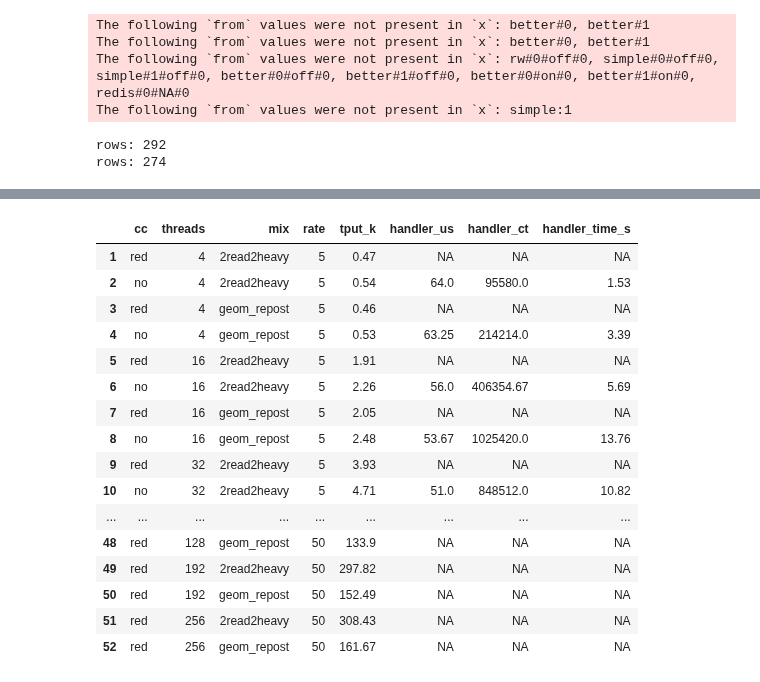
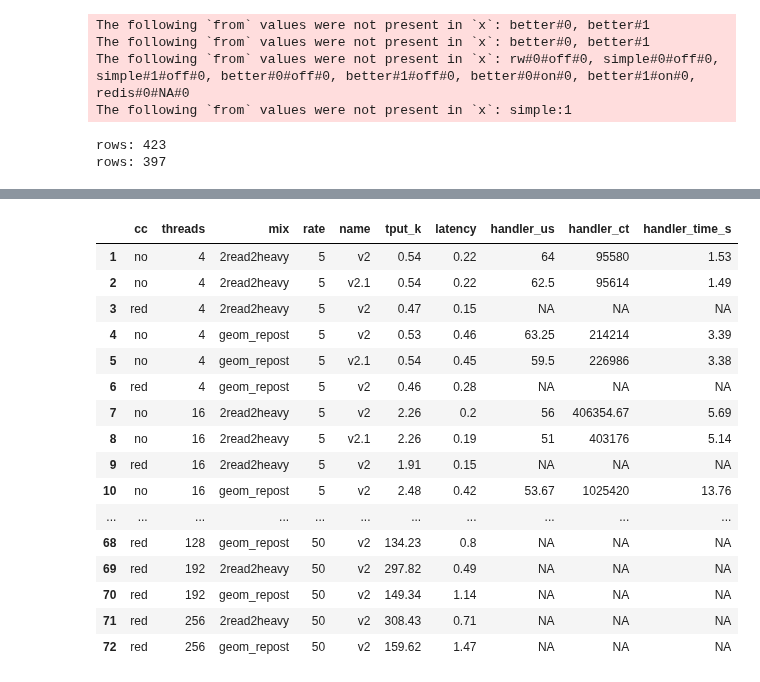
Before and after one commit to bholt/claret-doc, a Jupyter notebook: claret/plots/retwis.ipynb, the cells around one changed output, grey strips where cells are left out. Drawn from its saved outputs; the diff is of its cells as text; code cells hidden in the pictures.

```diff
--- a/claret/plots/retwis.ipynb
+++ b/claret/plots/retwis.ipynb
@@ -3,7 +3,7 @@ options(repr.plot.width=8, repr.plot.height=5, jupyter.plot_mimetypes='image/svg
 source('common.r')
 out <- function(obj) write(obj, stdout())
 # %%
-d <- data.retwis.socc(where="(name = 'v2') and shards = 4 and nclients = 4")
+d <- data.retwis.socc(where="(name = 'v2' or name = 'v2.1') and shards = 4 and nclients = 4")
 out("rows: " + nrow(d))
 
 modes <- c(RW+PH, COMM, COMM+PH, COMB+PH, NOTXN, REDIS)
@@ -20,6 +20,7 @@ s <- subset(d, async == 0
             & total_time > 60 & total_time < 65
             & (phasing == 'on' | disable_txns == 1 | cc_ph == REDIS)
 #             & rate == 5
+#             & (name == 'none' | ccmode == 'redis')
            )
 out("rows: " + nrow(s))
 # %% [output]
@@ -27,8 +28,8 @@ The following `from` values were not present in `x`: better#0, better#1
 The following `from` values were not present in `x`: better#0, better#1
 The following `from` values were not present in `x`: rw#0#off#0, simple#0#off#0, simple#1#off#0, better#0#off#0, better#1#off#0, better#0#on#0, better#1#on#0, redis#0#NA#0
 The following `from` values were not present in `x`: simple:1
-rows: 292
-rows: 274
+rows: 423
+rows: 397
 # %%
 #sql("SELECT DISTINCT ccmode, nclients, threads, mix, rate, alpha, scale FROM d")
 # %%
@@ -71,5 +72,5 @@ facet_grid(rate~facet)+
 # %%
 s$cc <- factor.remap(s$cc_ph, c('redis'='red', 'without\ntransactions'='no'))
 # %%
-sql("SELECT cc, threads, mix, rate, round(avg(throughput)/1000,2) as tput_k, round(avg(server_handle_time_mean),2) as handler_us, round(avg(server_handle_time_count),2) as handler_ct, round(avg(server_handle_time_mean)*avg(server_handle_time_count)/1e6/4,2) as handler_time_s FROM s WHERE cc is not null GROUP BY ccmode, threads, mix, rate ORDER BY rate, threads, mix")
+sql("SELECT cc, threads, mix, rate, name, round(avg(throughput)/1000,2) as tput_k, round(avg(avg_latency_ms),2) as latency, round(avg(server_handle_time_mean),2) as handler_us, round(avg(server_handle_time_count),2) as handler_ct, round(avg(server_handle_time_mean)*avg(server_handle_time_count)/1e6/4,2) as handler_time_s FROM s WHERE cc is not null GROUP BY cc, threads, mix, rate, name ORDER BY rate, threads, mix, cc, name")
 # %% [output]
@@ -76,17 +80,17 @@ sql("SELECT cc, threads, mix, rate, round(avg(throughput)/1000,2) as tput_k, rou
-|  | cc | threads | mix | rate | tput_k | handler_us | handler_ct | handler_time_s |
-| 1 | red | 4 | 2read2heavy | 5 | 0.47 | NA | NA | NA |
-| 2 | no | 4 | 2read2heavy | 5 | 0.54 | 64.0 | 95580.0 | 1.53 |
-| 3 | red | 4 | geom_repost | 5 | 0.46 | NA | NA | NA |
-| 4 | no | 4 | geom_repost | 5 | 0.53 | 63.25 | 214214.0 | 3.39 |
-| 5 | red | 16 | 2read2heavy | 5 | 1.91 | NA | NA | NA |
-| 6 | no | 16 | 2read2heavy | 5 | 2.26 | 56.0 | 406354.67 | 5.69 |
-| 7 | red | 16 | geom_repost | 5 | 2.05 | NA | NA | NA |
-| 8 | no | 16 | geom_repost | 5 | 2.48 | 53.67 | 1025420.0 | 13.76 |
-| 9 | red | 32 | 2read2heavy | 5 | 3.93 | NA | NA | NA |
-| 10 | no | 32 | 2read2heavy | 5 | 4.71 | 51.0 | 848512.0 | 10.82 |
-| ... | ... | ... | ... | ... | ... | ... | ... | ... |
-| 48 | red | 128 | geom_repost | 50 | 133.9 | NA | NA | NA |
-| 49 | red | 192 | 2read2heavy | 50 | 297.82 | NA | NA | NA |
-| 50 | red | 192 | geom_repost | 50 | 152.49 | NA | NA | NA |
-| 51 | red | 256 | 2read2heavy | 50 | 308.43 | NA | NA | NA |
-| 52 | red | 256 | geom_repost | 50 | 161.67 | NA | NA | NA |
+|  | cc | threads | mix | rate | name | tput_k | latency | handler_us | handler_ct | handler_time_s |
+| 1 | no | 4 | 2read2heavy | 5 | v2 | 0.54 | 0.22 | 64 | 95580 | 1.53 |
+| 2 | no | 4 | 2read2heavy | 5 | v2.1 | 0.54 | 0.22 | 62.5 | 95614 | 1.49 |
+| 3 | red | 4 | 2read2heavy | 5 | v2 | 0.47 | 0.15 | NA | NA | NA |
+| 4 | no | 4 | geom_repost | 5 | v2 | 0.53 | 0.46 | 63.25 | 214214 | 3.39 |
+| 5 | no | 4 | geom_repost | 5 | v2.1 | 0.54 | 0.45 | 59.5 | 226986 | 3.38 |
+| 6 | red | 4 | geom_repost | 5 | v2 | 0.46 | 0.28 | NA | NA | NA |
+| 7 | no | 16 | 2read2heavy | 5 | v2 | 2.26 | 0.2 | 56 | 406354.67 | 5.69 |
+| 8 | no | 16 | 2read2heavy | 5 | v2.1 | 2.26 | 0.19 | 51 | 403176 | 5.14 |
+| 9 | red | 16 | 2read2heavy | 5 | v2 | 1.91 | 0.15 | NA | NA | NA |
+| 10 | no | 16 | geom_repost | 5 | v2 | 2.48 | 0.42 | 53.67 | 1025420 | 13.76 |
+| ... | ... | ... | ... | ... | ... | ... | ... | ... | ... | ... |
+| 68 | red | 128 | geom_repost | 50 | v2 | 134.23 | 0.8 | NA | NA | NA |
+| 69 | red | 192 | 2read2heavy | 50 | v2 | 297.82 | 0.49 | NA | NA | NA |
+| 70 | red | 192 | geom_repost | 50 | v2 | 149.34 | 1.14 | NA | NA | NA |
+| 71 | red | 256 | 2read2heavy | 50 | v2 | 308.43 | 0.71 | NA | NA | NA |
+| 72 | red | 256 | geom_repost | 50 | v2 | 159.62 | 1.47 | NA | NA | NA |
```
Also changed, not shown: parts of 1 cell of this notebook, 1 other file.
